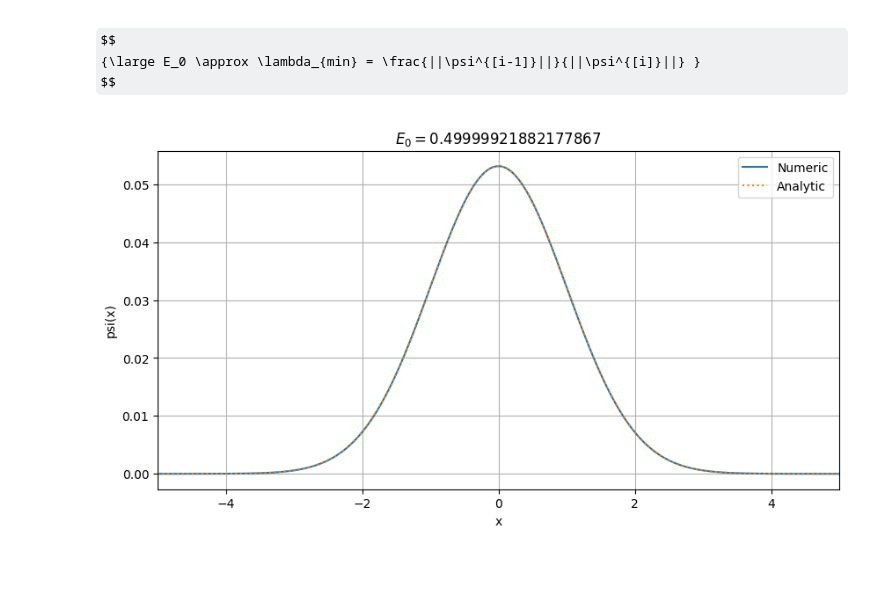
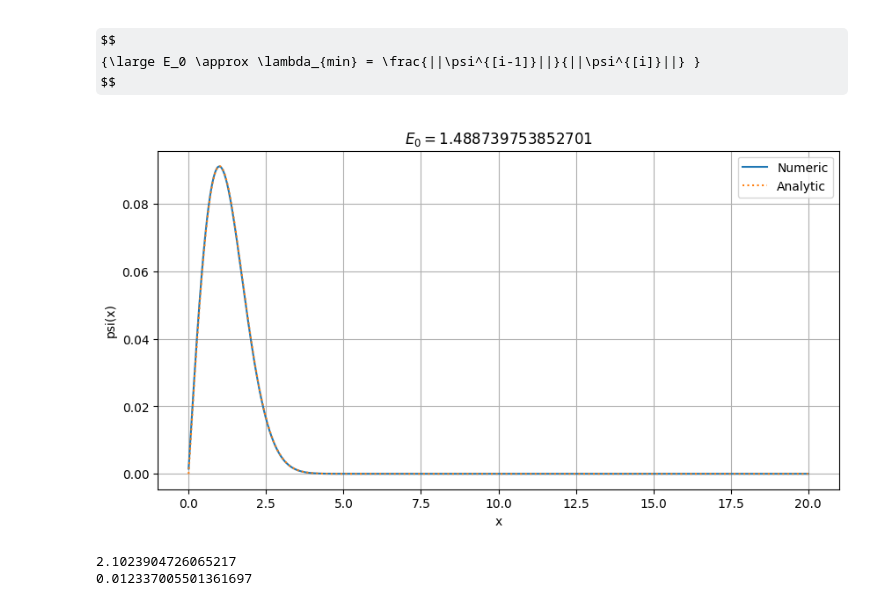
Before and after one commit to CuSynth/computational-physics, a Jupyter notebook: # 11 Spectrum/solution.ipynb, the cells around one changed output. Cells and saved outputs as stored; diff of their text form; code cells hidden in the pictures; some formulas as TeX source; blank space fills up the shorter version.

Commit message:
Refactored + some new solutions

```diff
--- a/# 11 Spectrum/solution.ipynb
+++ b/# 11 Spectrum/solution.ipynb
@@ -136,14 +136,16 @@ $$
 {\large E_0 \approx \lambda_{min} = \frac{||\psi^{[i-1]}||}{||\psi^{[i]}||} }
 $$
 # %%
-L = 5  #  Lets think that |psi(+-L)| = 0
+# L = 5  #  Lets think that |psi(+-L)| = 0
+
+Xl = 0
+Xr = 20
 
 N = 2000    # Number of steps along x
 M = 20      # Number of iterations
-h = 2*L/N
+
+x = np.linspace(Xl, Xr, N + 1) # x values
+
+
+h = (Xr-Xl)/N
 r = 1/h**2
-
-U = lambda x: pow(x, 2)/2
-# %%
-x = np.linspace(-L, L, N + 1) # x values
-u = U(x)                      # u values
@@ -156,7 +152,7 @@ E_sol = 0.5
 # %%
-def TridiagonalMatrix(d):
+def TridiagonalMatrix(d, V):
     a = [0] + [-r/2 for _ in range(N)]
-    b = [u[i] + r for i in range(N + 1)]
+    b = [V[i] + r for i in range(N + 1)]
     c = [-r/2 for _ in range(N)] + [0]
     d = d.copy()
 
@@ -170,29 +166,44 @@ def TridiagonalMatrix(d):
         y[i] = (d[i] - c[i] * y[i + 1]) / b[i]
     return y
 # %%
-def ReversedIters(iters=M):
+def ReversedIters(V, V_sol, iters=M):
     Psi = np.ones(N+1)
     Psi[0] = 0
     Psi[-1] = 0
 
     for i in range(iters):
         prev_Psi = Psi/sla.norm(Psi)
-        Psi = TridiagonalMatrix(prev_Psi)
+        Psi = TridiagonalMatrix(prev_Psi, V)
 
-    return Psi/sla.norm(Psi), abs(Psi/sla.norm(Psi) - u_sol), sla.norm(prev_Psi)/sla.norm(Psi)
+    return Psi/sla.norm(Psi), abs(Psi/sla.norm(Psi) - V_sol), sla.norm(prev_Psi)/sla.norm(Psi)
 # %%
-psi, delta, E = ReversedIters()
+U = lambda x: x**2/2
+u = U(x)
+
+solution = lambda x: pow(np.pi, -1 / 4) * pow(2, -1/2) * 2 * x * np.exp(- pow(x, 2) / 2)
+
+u_sol = solution(x)
+u_sol /= sla.norm(u_sol)
+E_sol = 3/2
+
+psi, _, E = ReversedIters(u, u_sol)
 
 
 plt.figure(figsize=(10,5))
 plt.plot(x, psi, label='Numeric')
 plt.plot(x, u_sol, label='Analytic', linestyle='dotted')
 plt.xlabel('x')
 plt.ylabel('psi(x)')
 plt.grid()
-plt.xlim([-5,5])
+# plt.xlim([-5,5])
 plt.legend()
 plt.title(r'$E_0=$'+str(E))
 plt.show()
 # %% [output]
-[figure, old version]
+[figure, new version]
+# %%
+print(E)
+print(np.pi**2/2 / Xr**2)
+# %% [output]
+2.1023904726065217
+0.012337005501361697
```
Also changed, not shown: parts of 4 cells of this notebook, 9 other files.
